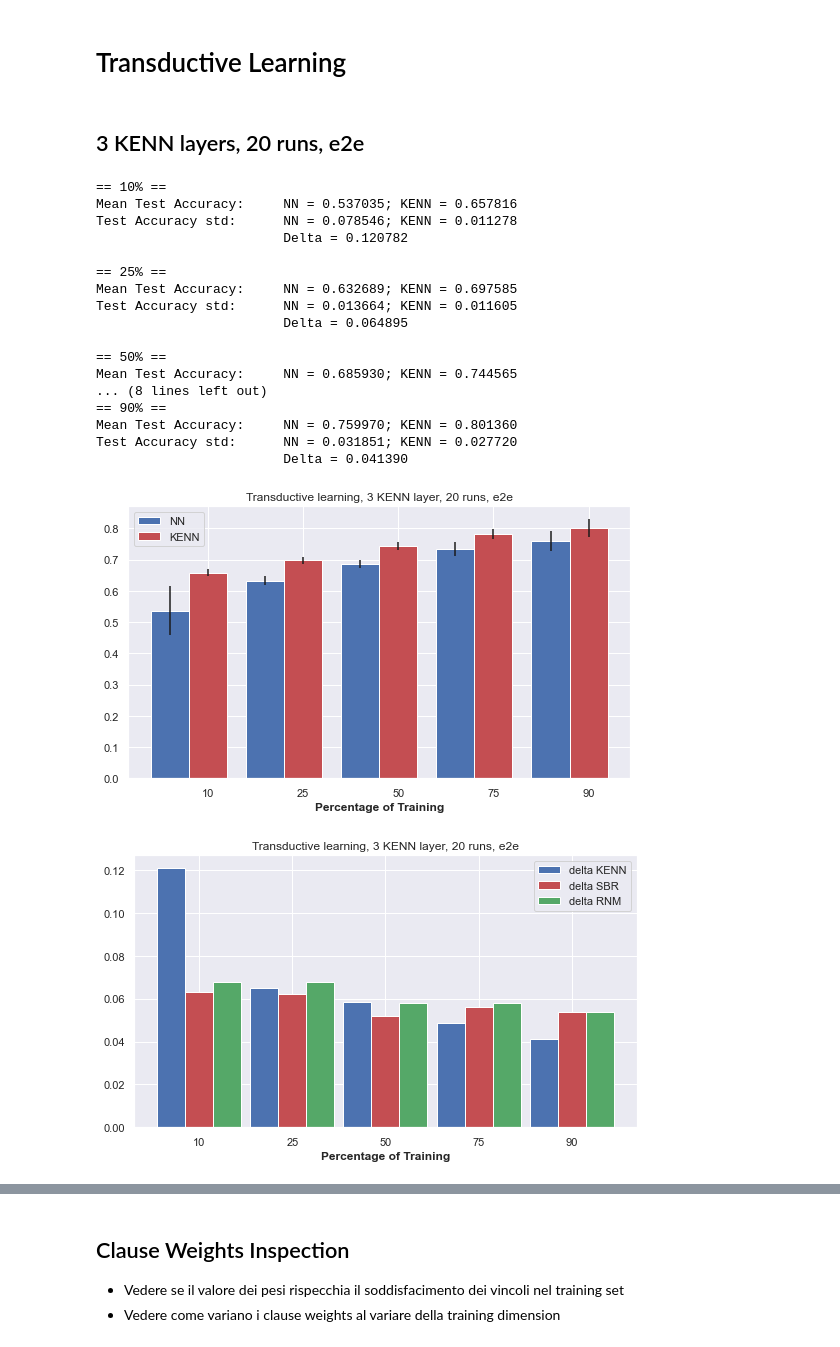
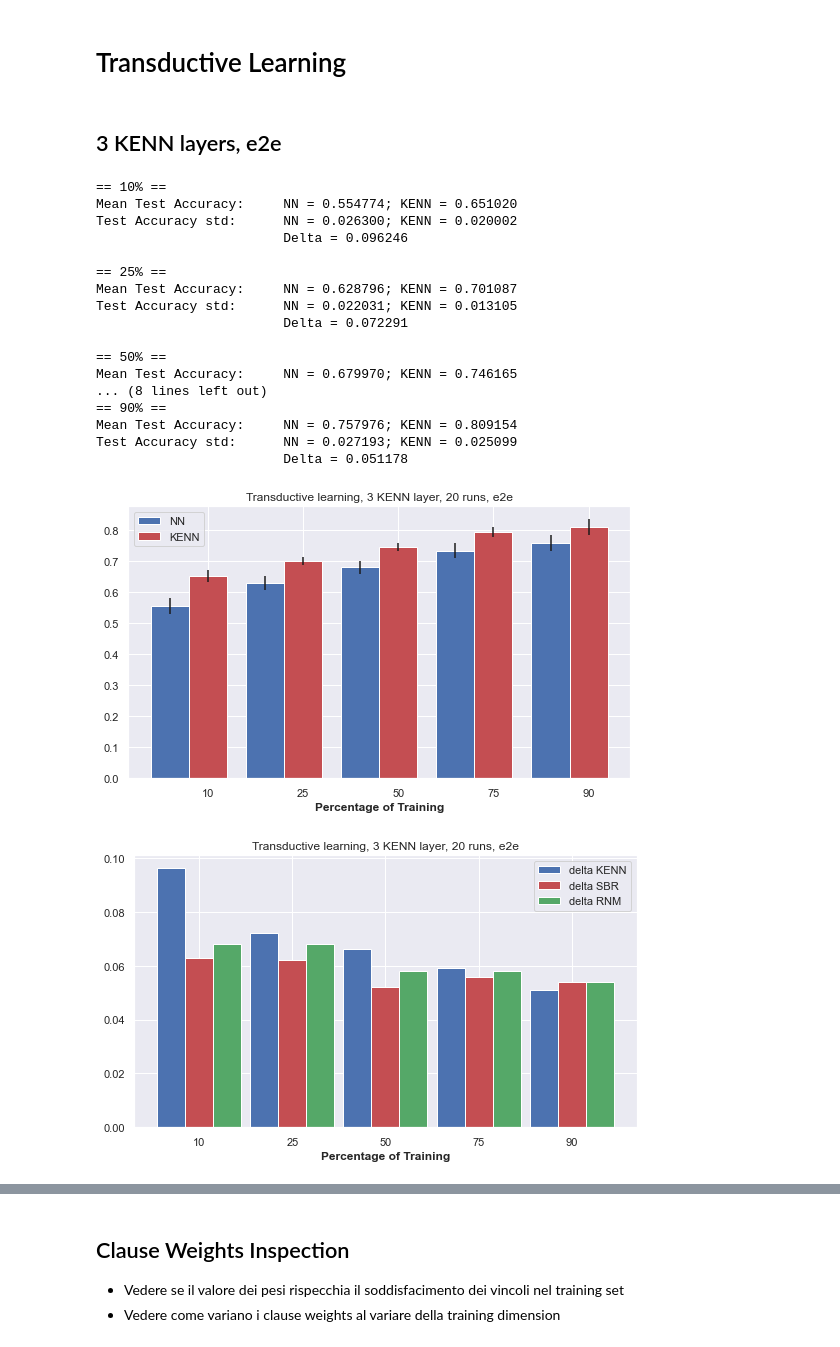
Before and after one commit to rmazzier/KENN-Citeseer-Experiments, a Jupyter notebook: final_results.ipynb, the cells around one changed output, grey strips where cells are left out. Drawn from its saved outputs; the diff is of its cells as text; code cells hidden in the pictures.

Commit message:
added histograms and stds for deltas

```diff
--- a/final_results.ipynb
+++ b/final_results.ipynb
@@ -14,4 +14,4 @@ import pickle
 # %%
-with open('results/e2e/results_inductive(3layers)_20runs','rb') as input:
-    history_20runs_inductive_3l = pickle.load(input)
+with open('results/e2e/results_inductive(3layers)_100runs','rb') as input:
+    history_100runs_inductive_3l = pickle.load(input)
 # %%
@@ -48,6 +48,6 @@ Test Accuracy std:      NN = 0.031851; KENN = 0.024053
 # %%
-with open('results/greedy/results_inductive(3layers)_20runs','rb') as input:
-    history_20runs_inductive_3l_g = pickle.load(input)
+with open('results/greedy/results_inductive(3layers)_100runs','rb') as input:
+    history_100runs_inductive_3l_g = pickle.load(input)
 # %%
 # plot_losses(history_20runs_inductive_3l_g)
 # %%
@@ -80,37 +80,37 @@ Test Accuracy std:      NN = 0.029636; KENN = 0.030021
 # %% [markdown]
 # Transductive Learning
 # %% [markdown]
-## 3 KENN layers, 20 runs, e2e
+## 3 KENN layers, e2e
 # %%
-with open('results/e2e/results_transductive(3layers)_20runs','rb') as input:
-    history_20runs_transductive_3l = pickle.load(input)
+with open('results/e2e/results_transductive(3layers)_100runs','rb') as input:
+    history_100runs_transductive_3l = pickle.load(input)
 # %%
 # plot_losses(history_20runs_transductive_3l)
 # %%
 # plot_accuracies(history_20runs_transductive_3l)
 # %%
 print_and_plot_results(
-    history_20runs_transductive_3l,
+    history_100runs_transductive_3l,
     plot_title="Transductive learning, 3 KENN layer, 20 runs, e2e",
     other_deltas='t')
 # %% [output]
 == 10% ==
-Mean Test Accuracy:     NN = 0.537035; KENN = 0.657816
-Test Accuracy std:      NN = 0.078546; KENN = 0.011278
-                        Delta = 0.120782
+Mean Test Accuracy:     NN = 0.554774; KENN = 0.651020
+Test Accuracy std:      NN = 0.026300; KENN = 0.020002
+                        Delta = 0.096246
 
 == 25% ==
-Mean Test Accuracy:     NN = 0.632689; KENN = 0.697585
-Test Accuracy std:      NN = 0.013664; KENN = 0.011605
-                        Delta = 0.064895
+Mean Test Accuracy:     NN = 0.628796; KENN = 0.701087
+Test Accuracy std:      NN = 0.022031; KENN = 0.013105
+                        Delta = 0.072291
 
 == 50% ==
-Mean Test Accuracy:     NN = 0.685930; KENN = 0.744565
+Mean Test Accuracy:     NN = 0.679970; KENN = 0.746165
 ... (8 lines left out)
 == 90% ==
-Mean Test Accuracy:     NN = 0.759970; KENN = 0.801360
-Test Accuracy std:      NN = 0.031851; KENN = 0.027720
-                        Delta = 0.041390
+Mean Test Accuracy:     NN = 0.757976; KENN = 0.809154
+Test Accuracy std:      NN = 0.027193; KENN = 0.025099
+                        Delta = 0.051178
-[figure, old version]
+[figure, new version]
-[figure, old version]
+[figure, new version]
 # %% [markdown]
```
Also changed, not shown: parts of 8 cells of this notebook, 15 other files.
